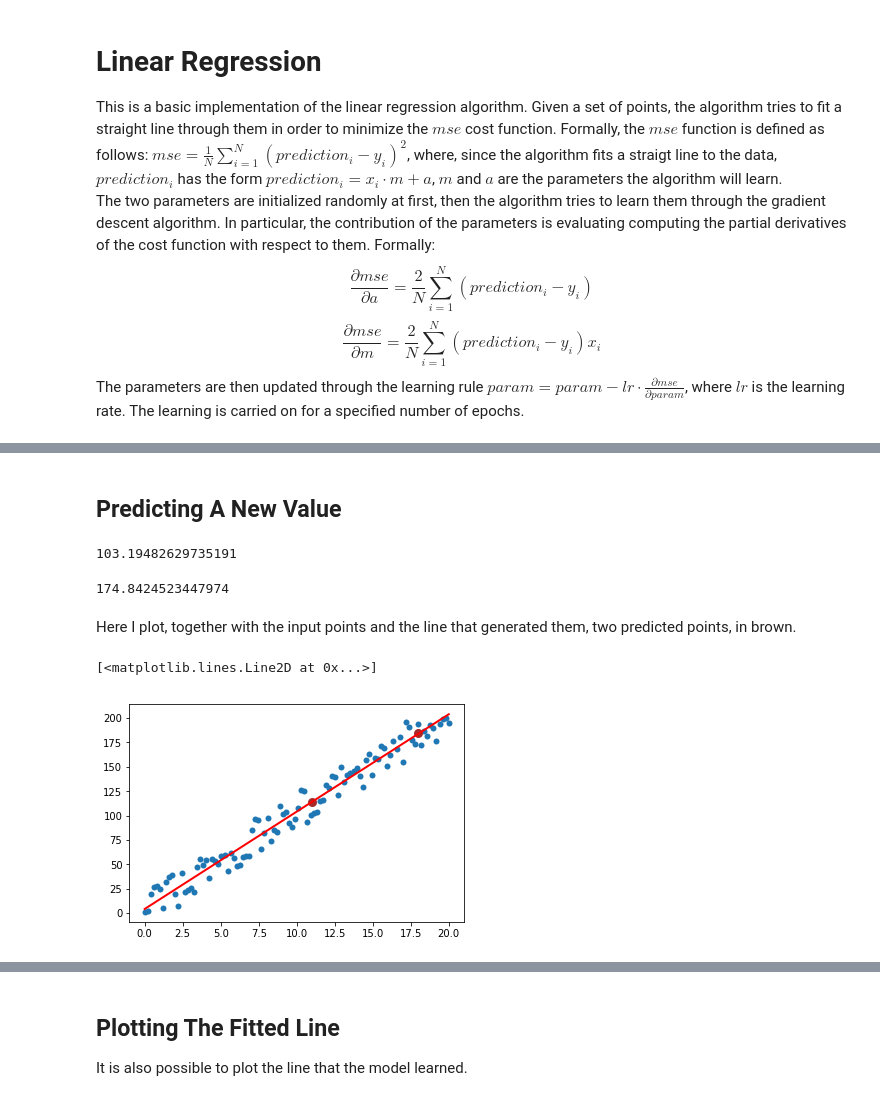
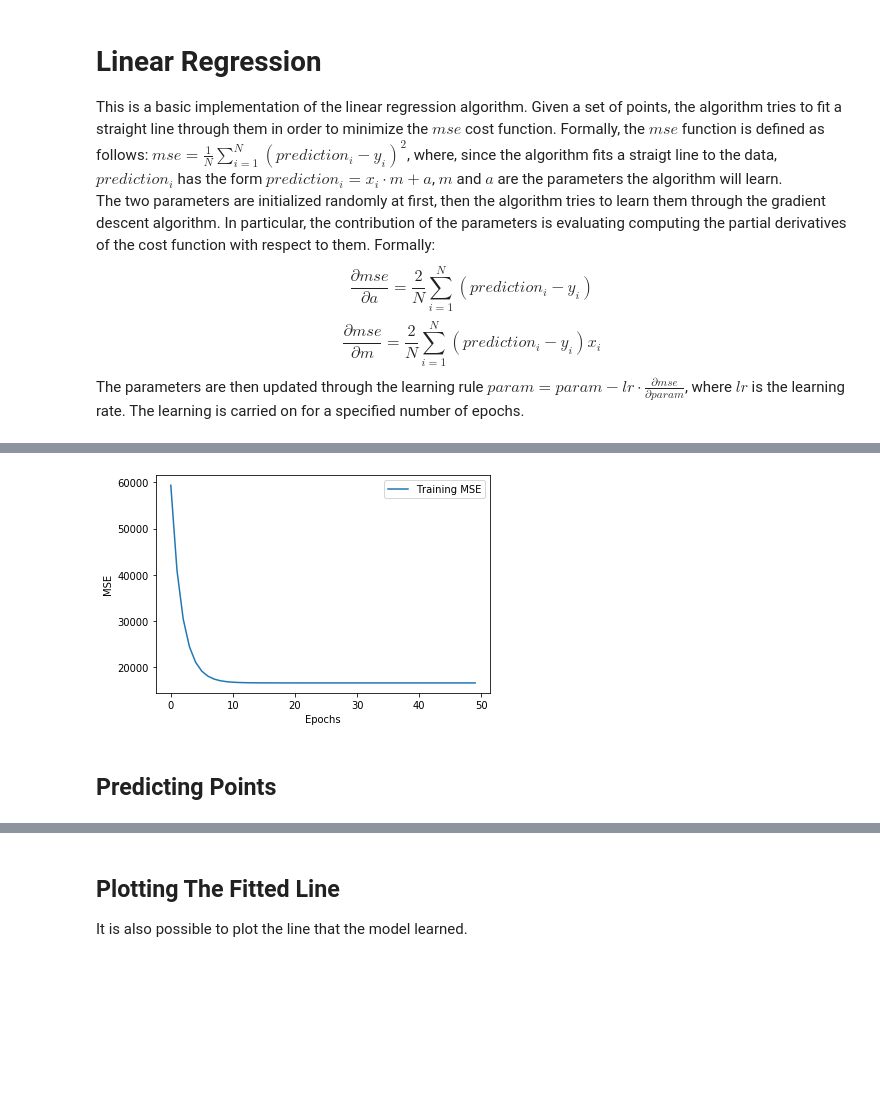
Before and after one commit to GiovanniCiampi/MachineLearning, a Jupyter notebook: LinearRegression/Notebook.ipynb, the cells around one changed output, grey strips where cells are left out. Cells and saved outputs as stored; diff of their text form; code cells hidden in the pictures; blank space fills up the shorter version.

```diff
--- a/LinearRegression/Notebook.ipynb
+++ b/LinearRegression/Notebook.ipynb
@@ -31,3 +76,5 @@ It is pretty straightforward to fit the model to the generated points through th
+# %%
+n_epochs_train = 50
 # %%
 lr = LinearRegression()
 # %%
@@ -61,19 +82,10 @@ lr.fit(data, learning_rate=0.001, epochs=5)
+# %%
+plt.plot(range(n_epochs_train), train_mses, label="Training MSE")
+plt.xlabel("Epochs")
+plt.ylabel("MSE")
+plt.legend()
+plt.show()
+# %% [output]
+[figure, added]
 # %% [markdown]
-## Predicting A New Value
+## Predicting Points
-# %%
-lr.predict(10)
-# %% [output]
-103.19482629735191
-# %%
-lr.predict(17)
-# %% [output]
-174.8424523447974
-# %% [markdown]
-Here I plot,  together with the input points and the line that generated them, two predicted points, in brown.
-# %%
-plt.scatter(x, y + noise, linewidths=0.001)
-plt.scatter([11, 18], [lr.predict(11), lr.predict(18)], linewidths=3, color="brown")
-plt.plot(x, y, color="red", linewidth=2)
-# %% [output]
-[<matplotlib.lines.Line2D at 0x...>]
-[figure, removed]
```
Also changed, not shown: parts of 30 cells of this notebook.
